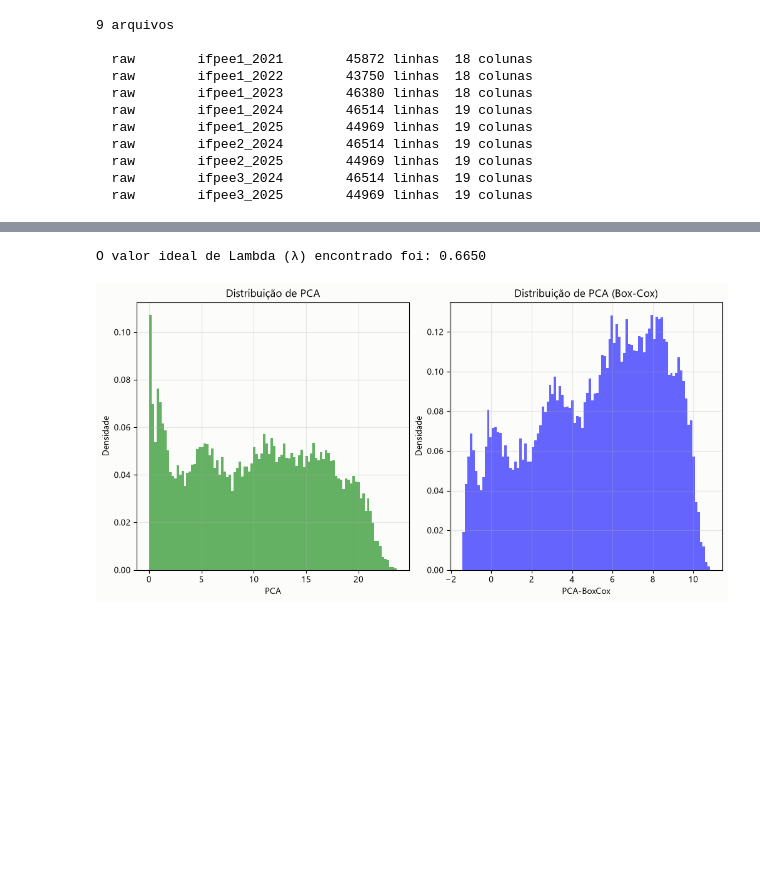
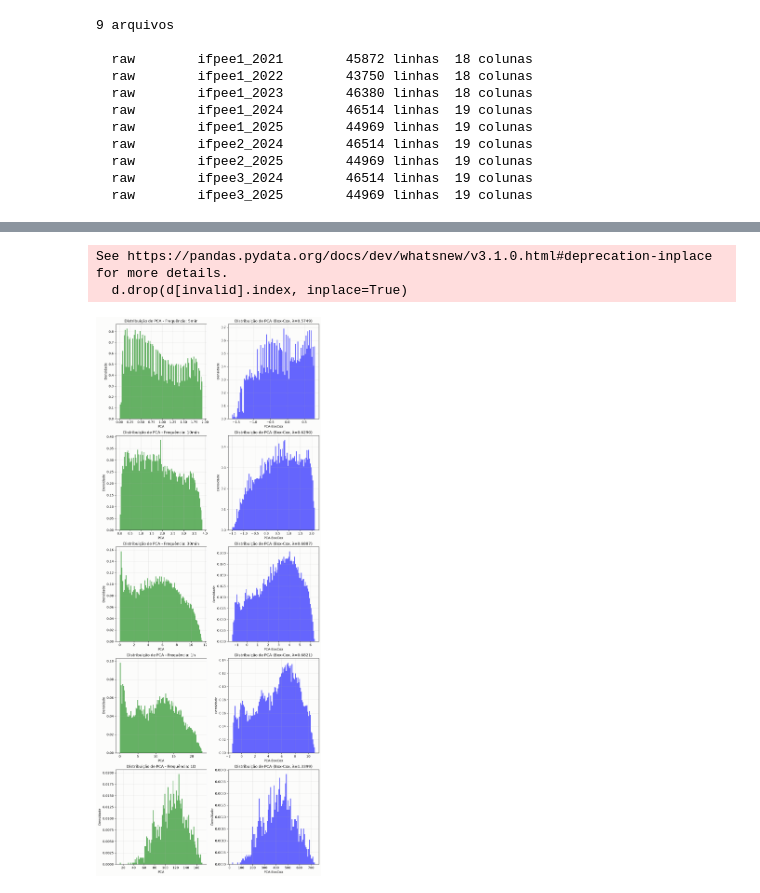
Before and after one commit to commonProgrammerr/knob-senses, a Jupyter notebook: utils/dataset_analysis.ipynb, the cells around one changed output, grey strips where cells are left out. Drawn from its saved outputs; the diff is of its cells as text; code cells hidden in the pictures; blank space fills up the shorter version.

```diff
--- a/utils/dataset_analysis.ipynb
+++ b/utils/dataset_analysis.ipynb
@@ -291,29 +217,52 @@ plot_iacf(df.PCA, lags=24)
+# %%
+import pandas as pd
+def downsample(df: pd.DataFrame, interval: str):
+    d = df.copy()
+    invalid = (
+        (d.PCA == 0) | (d.ghit < 10) |
+        (d.temperatura_ambiente > 50) |
+        (d.PCA > 1.95)
+    )
+    d.drop(d[invalid].index, inplace=True)
+    d = d.reset_index(drop=True)
+    d = d.groupby(['datetime']).agg({'PCA': 'mean'})
+    d = d[d.isna().sum(axis=1) == 0].reset_index()
+
+    a = d.groupby(pd.Grouper(key="datetime", freq=interval))
+    d = a.filter(lambda group: group["PCA"].ne(0).all())
+
+    return d.groupby(pd.Grouper(key="datetime", freq=interval)).agg({'PCA': 'sum'})
 # %%
 from scipy import stats
 
-d = df[df.PCA != 0].copy().reset_index(drop=True)
-d['PCA-BoxCox'], lmbda = stats.boxcox(d['PCA'])  # Adiciona um pequeno valor para evitar log(0)
+intervals = ('5min', '10min', '30min', '1h', '1D')
+lines = len(intervals)
+fig, ax = plt.subplots(figsize=(10, 5 * lines), ncols=2, nrows=lines, constrained_layout=True)
 
-print(f"\nO valor ideal de Lambda (λ) encontrado foi: {lmbda:.4f}")
 
-fig, ax = plt.subplots(figsize=(10, 5), ncols=2, constrained_layout=True)
-ax[0].hist(d['PCA'], bins=100, density=True, alpha=0.6, color='g')
-ax[0].set_title("Distribuição de PCA")
-ax[0].set_xlabel("PCA")
-ax[0].set_ylabel("Densidade")
-ax[0].grid(alpha=0.3)
+frames = (downsample(df, interval) for interval in intervals)
 
-# Plot the Box-Cox transformed data
-ax[1].hist(d['PCA-BoxCox'], bins=100, density=True, alpha=0.6, color='b')
-ax[1].set_title("Distribuição de PCA (Box-Cox)")
-ax[1].set_xlabel("PCA-BoxCox")
-ax[1].set_ylabel("Densidade")
-ax[1].grid(alpha=0.3)
+for freq, d2, ax in zip(intervals, frames, ax):
+    d2 = d2[d2.PCA > 0].reset_index(drop=True)
+    d2['PCA-BoxCox'], lmbda = stats.boxcox(d2['PCA'])
+
+    ax[0].hist(d2['PCA'], bins=100, density=True, alpha=0.6, color='g')
+    ax[0].set_title(f"Distribuição de PCA - Frequência: {freq}")
+    ax[0].set_xlabel("PCA")
+    ax[0].set_ylabel("Densidade")
+    ax[0].grid(alpha=0.3)
+
+    ax[1].hist(d2['PCA-BoxCox'], bins=100, density=True, alpha=0.6, color='b')
+    ax[1].set_title(f"Distribuição de PCA (Box-Cox, λ={lmbda:.4f})")
+    ax[1].set_xlabel("PCA-BoxCox")
+    ax[1].set_ylabel("Densidade")
+    ax[1].grid(alpha=0.3)
 
 fig.show()
 # %% [output]
-O valor ideal de Lambda (λ) encontrado foi: 0.6650
+See https://pandas.pydata.org/docs/dev/whatsnew/v3.1.0.html#deprecation-inplace for more details.
+  d.drop(d[invalid].index, inplace=True)
-[figure, old version]
+[figure, new version]
 # %%
 # Correlation matrix
 corr_matrix = df.select_dtypes(include=[np.number]).corr()
```
Also changed, not shown: parts of 13 cells of this notebook.
